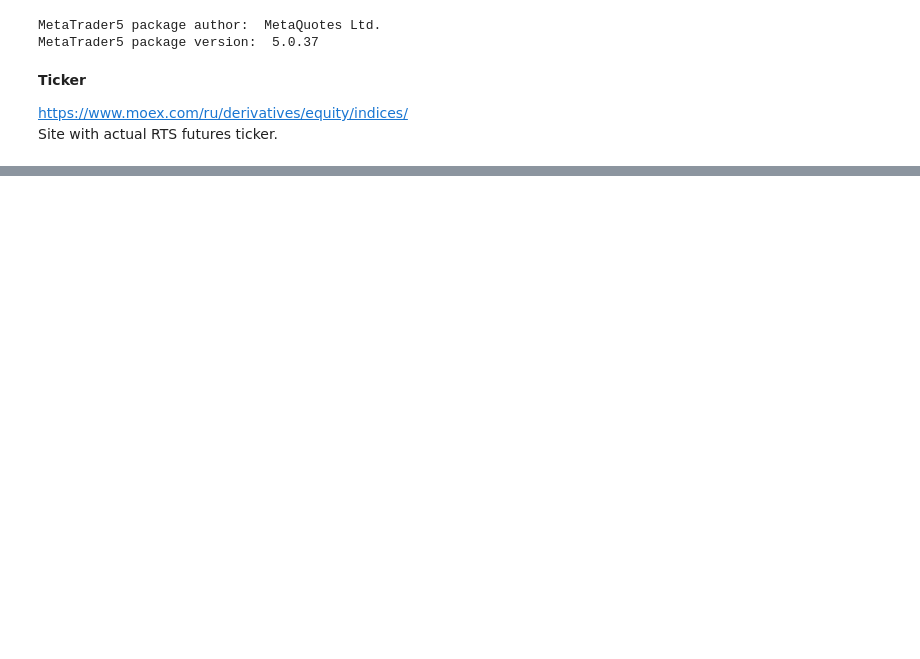
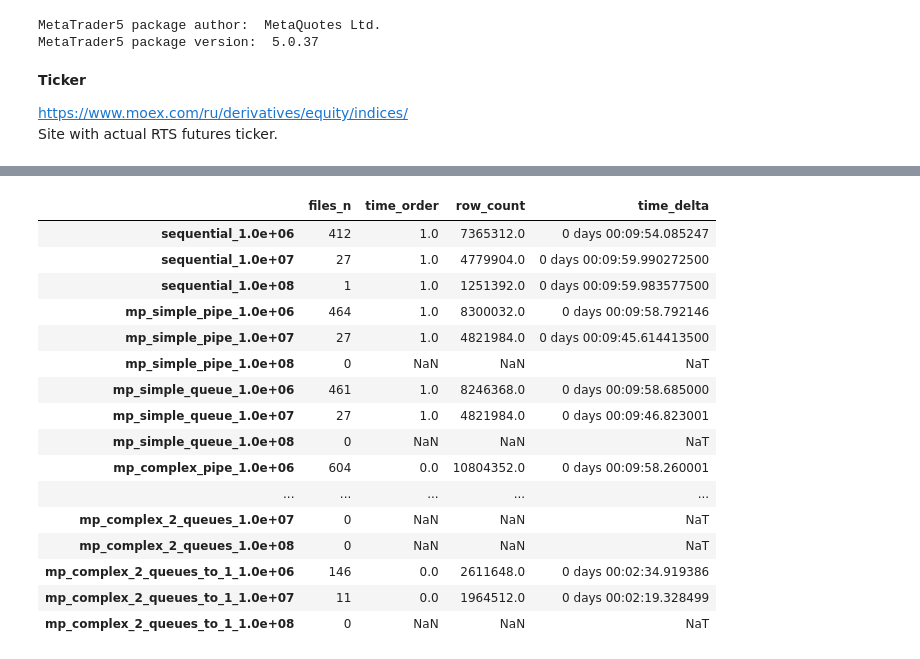
Before and after one commit to snakerzr/time_and_sales_prediction_exploration, a Jupyter notebook: multiprocessing_test.ipynb, the cells around one changed output, grey strips where cells are left out. Cells and saved outputs as stored; diff of their text form; code cells hidden in the pictures; blank space fills up the shorter version.

```diff
--- a/multiprocessing_test.ipynb
+++ b/multiprocessing_test.ipynb
@@ -215,0 +350,20 @@ True
+# %%
+methods_info_df
+# %% [output]
+|  | files_n | time_order | row_count | time_delta |
+| sequential_1.0e+06 | 412 | 1.0 | 7365312.0 | 0 days 00:09:54.085247 |
+| sequential_1.0e+07 | 27 | 1.0 | 4779904.0 | 0 days 00:09:59.990272500 |
+| sequential_1.0e+08 | 1 | 1.0 | 1251392.0 | 0 days 00:09:59.983577500 |
+| mp_simple_pipe_1.0e+06 | 464 | 1.0 | 8300032.0 | 0 days 00:09:58.792146 |
+| mp_simple_pipe_1.0e+07 | 27 | 1.0 | 4821984.0 | 0 days 00:09:45.614413500 |
+| mp_simple_pipe_1.0e+08 | 0 | NaN | NaN | NaT |
+| mp_simple_queue_1.0e+06 | 461 | 1.0 | 8246368.0 | 0 days 00:09:58.685000 |
+| mp_simple_queue_1.0e+07 | 27 | 1.0 | 4821984.0 | 0 days 00:09:46.823001 |
+| mp_simple_queue_1.0e+08 | 0 | NaN | NaN | NaT |
+| mp_complex_pipe_1.0e+06 | 604 | 0.0 | 10804352.0 | 0 days 00:09:58.260001 |
+| ... | ... | ... | ... | ... |
+| mp_complex_2_queues_1.0e+07 | 0 | NaN | NaN | NaT |
+| mp_complex_2_queues_1.0e+08 | 0 | NaN | NaN | NaT |
+| mp_complex_2_queues_to_1_1.0e+06 | 146 | 0.0 | 2611648.0 | 0 days 00:02:34.919386 |
+| mp_complex_2_queues_to_1_1.0e+07 | 11 | 0.0 | 1964512.0 | 0 days 00:02:19.328499 |
+| mp_complex_2_queues_to_1_1.0e+08 | 0 | NaN | NaN | NaT |
```
Also changed, not shown: parts of 39 cells of this notebook, 5 other files.
